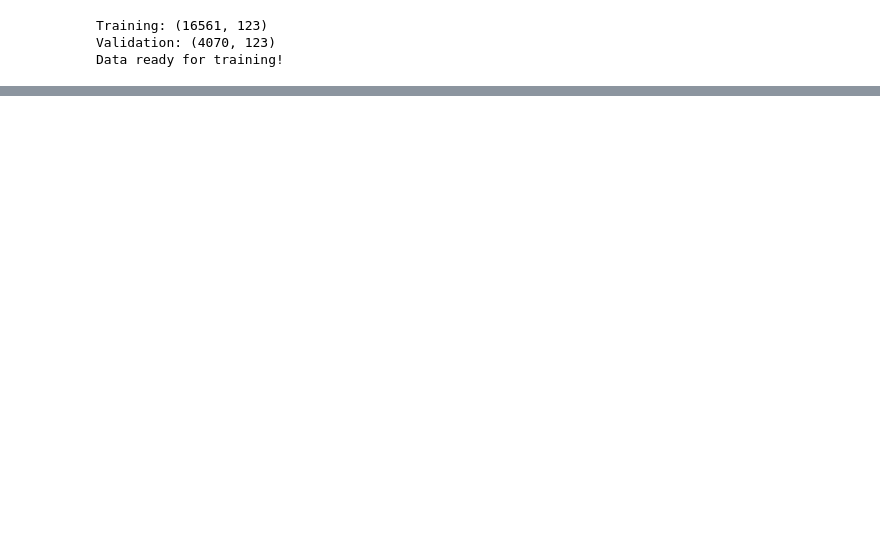
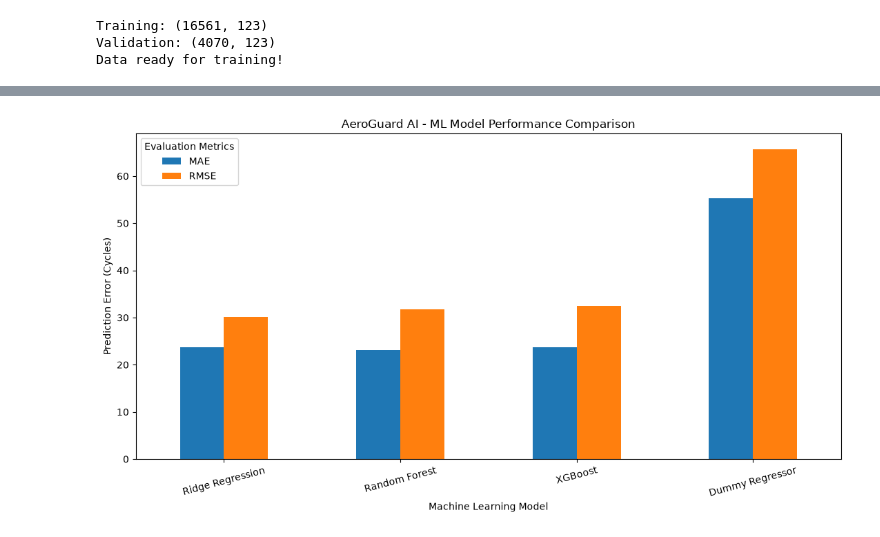
Before and after one commit to ehaab212/AeroGuard-AI-Predictive-Maintenance, a Jupyter notebook: notebooks/02_model_training.ipynb, the cells around one changed output, grey strips where cells are left out. Cells and saved outputs as stored; diff of their text form; code cells hidden in the pictures; blank space fills up the shorter version.

```diff
--- a/notebooks/02_model_training.ipynb
+++ b/notebooks/02_model_training.ipynb
@@ -84,0 +213,39 @@ results_df.to_csv(
+# %%
+
+import matplotlib.pyplot as plt
+
+ax = all_results_df.set_index("Model")[
+    ["MAE", "RMSE"]
+].plot(
+    kind="bar",
+    figsize=(11, 6),
+    rot=15
+)
+
+plt.title(
+    "AeroGuard AI - ML Model Performance Comparison"
+)
+
+plt.ylabel("Prediction Error (Cycles)")
+plt.xlabel("Machine Learning Model")
+plt.legend(title="Evaluation Metrics")
+
+plt.tight_layout()
+
+figures_dir = (
+    PROJECT_ROOT / "ml" / "reports" / "figures"
+)
+
+figures_dir.mkdir(
+    parents=True,
+    exist_ok=True
+)
+
+plt.savefig(
+    figures_dir / "model_comparison.png",
+    dpi=200
+)
+
+plt.show()
+# %% [output]
+[figure, added]
```
Also changed, not shown: parts of 6 cells of this notebook, 25 other files.
